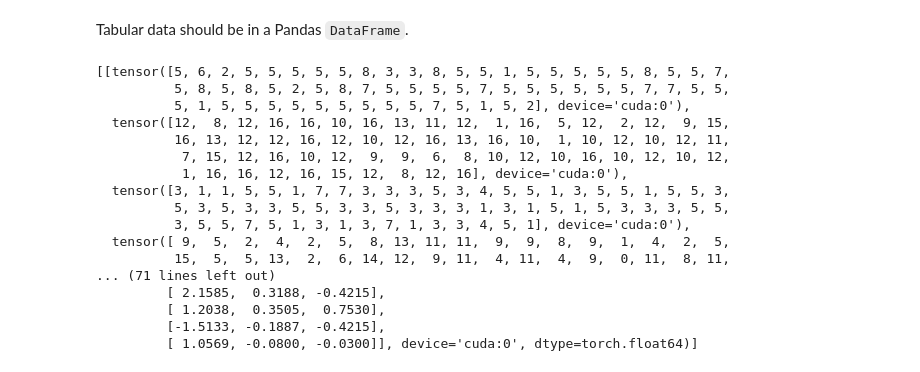
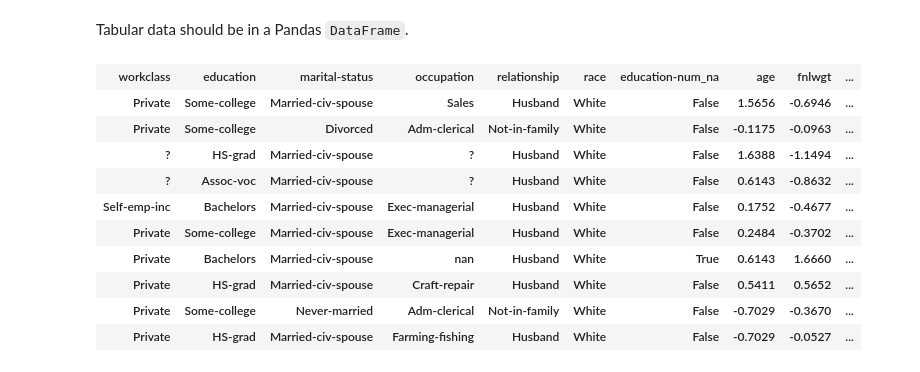
Before and after one commit to zhaoshaojun/fastai, a Jupyter notebook: docs_src/tabular_tmp.ipynb, the cells around one changed output. Drawn from its saved outputs; the diff is of its cells as text; code cells hidden in the pictures.

Commit message:
Finish tabular

```diff
--- a/docs_src/tabular_tmp.ipynb
+++ b/docs_src/tabular_tmp.ipynb
@@ -20,17 +29,29 @@ def def_emb_sz(df, n, sz_dict):
 # %%
 class TabularLine(ItemBase):
-    def __init__(self, cats, codes, conts):
-        self.cats,self.conts = cats,conts
-        self.data = [codes, conts.values]
-    def __str__(self):  return f'{remove_last_line(str(self.cats))}\n{remove_last_line(str(self.conts))}'
+    def __init__(self, cats, conts, classes, names):
+        self.cats,self.conts,self.classes,self.names = cats,conts,classes,names
+        self.data = [tensor(cats), tensor(conts)]
+
+    def __str__(self):
+        res = ''
+        for c, n in zip(self.cats, self.names[:len(self.cats)]):
+            res += f"{n} {(self.classes[n][c-1] if c != 0 else 'nan')}\n"
+        for c,n in zip(self.conts, self.names[len(self.cats):]):
+            res += f'{n} {c:.4f}\n'
+        return res
 
     def show_batch(self, idxs:Collection[int], rows:int, ds:Dataset, figsize:Tuple[int,int]=(9,10))->None:
-        from IPython.display import clear_output, display, HTML
-        items = [['text', 'label']]
+        from IPython.display import display, HTML
+        x,y = ds[0]
+        items = [x.names]
         for i in idxs[:rows]:
             x,y = ds[i]
-            items.append([str(x), str(y)])
-        display(HTML(_text2html_table(items, [90,10])))
+            res = []
+            for c, n in zip(x.cats, self.names[:len(x.cats)]):
+                res.append(str(x.classes[n][c-1]) if c != 0 else 'nan')
+            res += [f'{c:.4f}' for c in x.conts]
+            items.append(res)
+        display(HTML(_text2html_table(items, [10] * len(items[0]))))
 
 class TabularList(ItemList):
     def __init__(self, items:Iterator, cat_names:OptStrList=None, cont_names:OptStrList=None, create_func:Callable=None,
@@ -53,9 +74,7 @@ class TabularList(ItemList):
                               create_func=self.create_func, path=self.path, xtra=xtra)
 
     def get(self, o):
-        return TabularLine(self.xtra[self.cat_names].iloc[o],
-                           codes(self.xtra[self.cat_names], o),
-                           self.xtra[self.cont_names].iloc[o])
+        return TabularLine(self.codes[o], self.conts[o], self.classes, self.col_names)
 
     def get_emb_szs(self, sz_dict): return [def_emb_sz(self.xtra, n, sz_dict) for n in self.cat_names]
 
@@ -69,6 +88,11 @@ class TabularList(ItemList):
                 tfm(self.xtra)
                 new_tfms.append(tfm)
                 self.cat_names, self.cont_names = tfm.cat_names, tfm.cont_names
+        self.codes = np.stack([c.cat.codes.values for n,c in self.xtra[self.cat_names].items()], 1).astype(np.int64) + 1
+        self.conts = np.stack([c.astype('float32').values for n,c in self.xtra[self.cont_names].items()], 1)
+        self.classes = {n:c.cat.categories.values for n,c in self.xtra[self.cat_names].items()}
+        self.col_names = list(self.xtra[self.cat_names].columns.values)
+        self.col_names += list(self.xtra[self.cont_names].columns.values)
         self.preprocess_kwargs = {'tfms':new_tfms}
 # %%
 class Normalize(TabularTransform):
@@ -93,7 +117,7 @@ cont_names = ['age', 'fnlwgt', 'education-num']
 # %%
 sl = (TabularList.from_df(df, path, cat_names=cat_names, cont_names=cont_names)
       .random_split_by_pct()
-      .label_from_df(CategoryList, dep_var))
+      .label_from_df(cols=dep_var))
 # %%
 slp = sl.preprocess(tfms=[FillMissing, Categorify, Normalize])
 # %%
@@ -103,23 +125,17 @@ x,y = next(iter(data.train_dl))
-# %%
-x
-# %% [output]
-[[tensor([5, 6, 2, 5, 5, 5, 5, 5, 8, 3, 3, 8, 5, 5, 1, 5, 5, 5, 5, 5, 8, 5, 5, 7,
-          5, 8, 5, 8, 5, 2, 5, 8, 7, 5, 5, 5, 5, 7, 5, 5, 5, 5, 5, 5, 7, 7, 5, 5,
-          5, 1, 5, 5, 5, 5, 5, 5, 5, 5, 5, 7, 5, 1, 5, 2], device='cuda:0'),
-  tensor([12,  8, 12, 16, 16, 10, 16, 13, 11, 12,  1, 16,  5, 12,  2, 12,  9, 15,
-          16, 13, 12, 12, 16, 12, 10, 12, 16, 13, 16, 10,  1, 10, 12, 10, 12, 11,
-           7, 15, 12, 16, 10, 12,  9,  9,  6,  8, 10, 12, 10, 16, 10, 12, 10, 12,
-           1, 16, 16, 12, 16, 15, 12,  8, 12, 16], device='cuda:0'),
-  tensor([3, 1, 1, 5, 5, 1, 7, 7, 3, 3, 3, 5, 3, 4, 5, 5, 1, 3, 5, 5, 1, 5, 5, 3,
-          5, 3, 5, 3, 3, 5, 5, 3, 3, 5, 3, 3, 3, 1, 3, 1, 5, 1, 5, 3, 3, 3, 5, 5,
-          3, 5, 5, 7, 5, 1, 3, 1, 3, 7, 1, 3, 3, 4, 5, 1], device='cuda:0'),
-  tensor([ 9,  5,  2,  4,  2,  5,  8, 13, 11, 11,  9,  9,  8,  9,  1,  4,  2,  5,
-          15,  5,  5, 13,  2,  6, 14, 12,  9, 11,  4, 11,  4,  9,  0, 11,  8, 11,
-... (71 lines left out)
-         [ 2.1585,  0.3188, -0.4215],
-         [ 1.2038,  0.3505,  0.7530],
-         [-1.5133, -0.1887, -0.4215],
-         [ 1.0569, -0.0800, -0.0300]], device='cuda:0', dtype=torch.float64)]
+# %%
+data.show_batch(rows=10)
+# %% [output]
+| workclass | education | marital-status | occupation | relationship | race | education-num_na | age | fnlwgt | ... |
+| Private | Some-college | Married-civ-spouse | Sales | Husband | White | False | 1.5656 | -0.6946 | ... |
+| Private | Some-college | Divorced | Adm-clerical | Not-in-family | White | False | -0.1175 | -0.0963 | ... |
+| ? | HS-grad | Married-civ-spouse | ? | Husband | White | False | 1.6388 | -1.1494 | ... |
+| ? | Assoc-voc | Married-civ-spouse | ? | Husband | White | False | 0.6143 | -0.8632 | ... |
+| Self-emp-inc | Bachelors | Married-civ-spouse | Exec-managerial | Husband | White | False | 0.1752 | -0.4677 | ... |
+| Private | Some-college | Married-civ-spouse | Exec-managerial | Husband | White | False | 0.2484 | -0.3702 | ... |
+| Private | Bachelors | Married-civ-spouse | nan | Husband | White | True | 0.6143 | 1.6660 | ... |
+| Private | HS-grad | Married-civ-spouse | Craft-repair | Husband | White | False | 0.5411 | 0.5652 | ... |
+| Private | Some-college | Never-married | Adm-clerical | Not-in-family | White | False | -0.7029 | -0.3670 | ... |
+| Private | HS-grad | Married-civ-spouse | Farming-fishing | Husband | White | False | -0.7029 | -0.0527 | ... |
 # %%
 learn = get_tabular_learner(data, layers=[200,100], metrics=accuracy)
 learn.fit(1, 1e-2)
```
Also changed, not shown: parts of 3 cells of this notebook, 4 other files.
